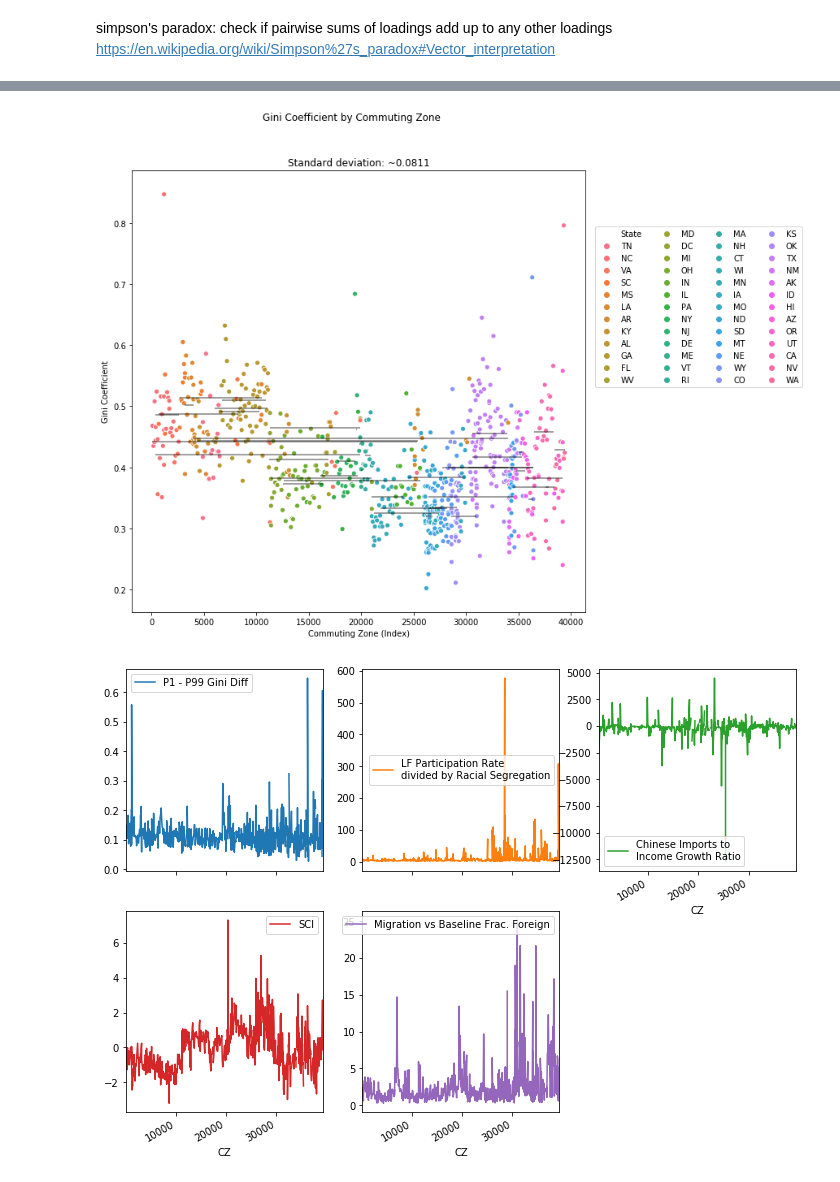
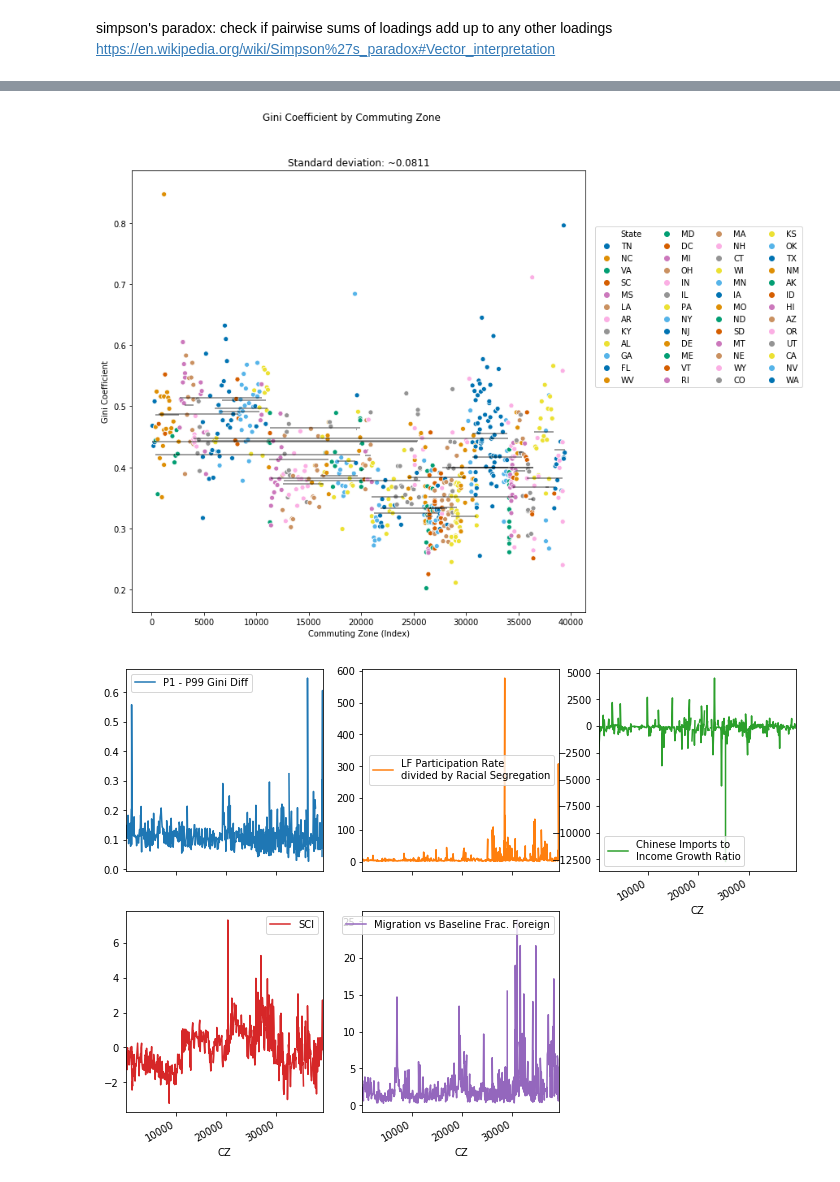
Before and after one commit to dicicch/features-of-innovators, a Jupyter notebook: notebooks/EDA.ipynb, the cells around one changed output, grey strips where cells are left out. Saved outputs shown, nothing was run; the diff lists cells and outputs as text; code cells hidden in the pictures.

```diff
--- a/notebooks/EDA.ipynb
+++ b/notebooks/EDA.ipynb
@@ -153,22 +164,23 @@ plt.legend(arrows, features, loc='center left', bbox_to_anchor=(1.0, 0.5));
 # %%
 czc2 = czc.sort_values(axis=0, by=['CZ', 'State'])
 groups = czc2.groupby(['State'])
 means = groups['Gini'].mean().values
 mincz = groups['CZ'].min().values
 maxcz = groups['CZ'].max().values
 
 fig = plt.figure(figsize=(10,10))
 ax = sns.scatterplot(x="CZ", y="Gini", hue="State",
                      #legend=False,
-                     data=czc2);
+                     data=czc2,
+                     palette=sns.color_palette("colorblind", len(set(czc2['State']))));
 ax.legend(loc='lower center', bbox_to_anchor=(1.25, 0.5), ncol=4)
 plt.hlines(means, mincz, maxcz, alpha=0.5)
 plt.xlabel("Commuting Zone (Index)");
 plt.ylabel("Gini Coefficient");
 plt.suptitle("Gini Coefficient by Commuting Zone");
 plt.title(f"Standard deviation: ~{np.round(np.std(czc2['Gini']), 4)!s}");
 # %% [output]
-[figure, old version]
+[figure, new version]
 # %%
 czc2['gini diff'] = czc2['Gini'] - czc2['Gini Bottom 99%']
 czc2['gini diff'].apply(np.abs)
```
Also changed, not shown: parts of 9 cells of this notebook, 1 other file.
